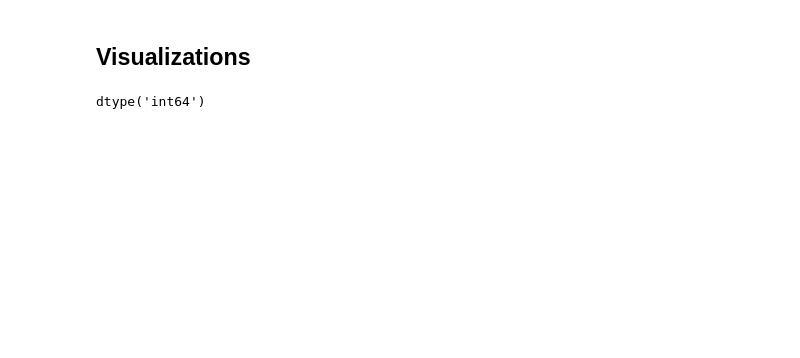
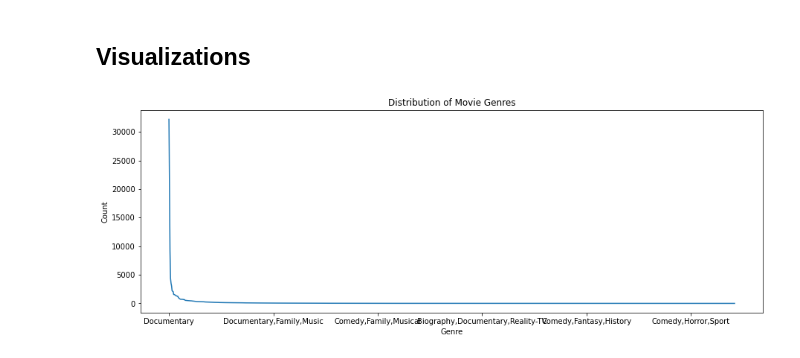
Before and after one commit to kiriiri/Microsoft-Movie-Analysis, a Jupyter notebook: student.ipynb, the cells around one changed output. Cells and saved outputs as stored; diff of their text form; code cells hidden in the pictures; blank space fills up the shorter version.

```diff
--- a/student.ipynb
+++ b/student.ipynb
@@ -420,5 +727,14 @@ df2['foreign_gross'] = df2['foreign_gross'].astype("int64")
-# %%
-#confirming the data type changed to 'int64'
-df2['foreign_gross'].dtypes
-# %% [output]
-dtype('int64')
+# %%
+#creating a lineplot of the 'genre' column from df(first dataframe)
+fig, ax = plt.subplots(figsize=(15,5))
+genre_counts = df['genres'].value_counts()
+
+genre_counts.plot()
+
+plt.xlabel('Genre')
+plt.ylabel('Count')
+plt.title('Distribution of Movie Genres')
+
+plt.show()
+# %% [output]
+[figure, added]
```
Also changed, not shown: parts of 46 cells of this notebook.
